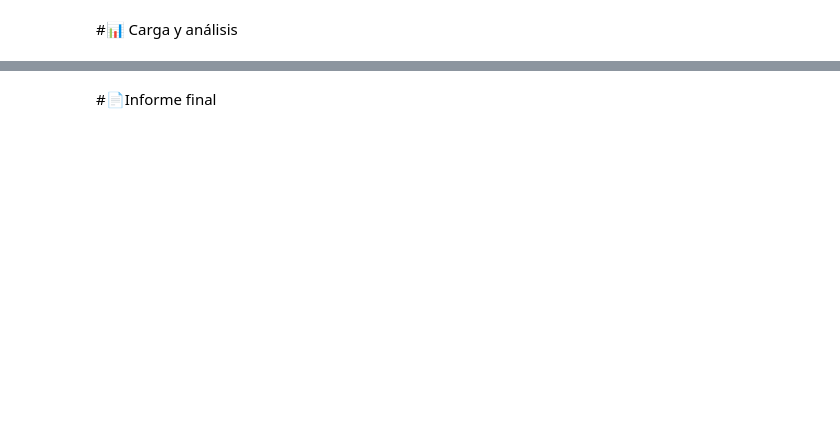
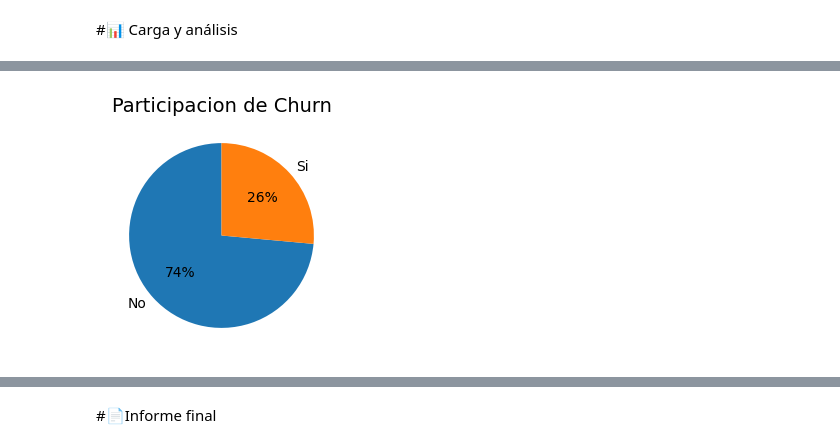
Before and after one commit to rmedi21/challenge-telecom-x, a Jupyter notebook: TelecomX_LATAM.ipynb, the cells around one changed output, grey strips where cells are left out. Saved outputs shown, nothing was run; the diff lists cells and outputs as text; code cells hidden in the pictures; blank space fills up the shorter version.

```diff
--- a/TelecomX_LATAM.ipynb
+++ b/TelecomX_LATAM.ipynb
@@ -41,2 +105,33 @@ dtype: object
+# %%
+# CREAR COLUMNAS
+# Cuentas_Diarias: Charges.Monthly / 30
+df['Cuentas_Diarias'] = round(df['Charges.Monthly'] / 30, 2)
+
+# Tiene_Internet: InternetService in ('DSL', 'Fiber optic') -> 1, 'No' -> 0
+df['Tiene_Internet'] = df['InternetService'].apply(lambda x: 0 if x == 'No' else 1)
+# %%
+# CAMBIAR NOMBRES DE VARIABLES
+df.rename(columns={'Gender': 'Sexo_Biologico',
+                   'SeniorCitizen': 'Tiene_Tercera_Edad',
+                   'Contract': 'Tipo_Contrato',
+                   'Partner': 'Tiene_Pareja',
+                   'Dependents': 'Tiene_Dependientes',
+                   'PhoneService': 'Tiene_Telefonia',
+                   'Tenure': 'Meses_Contrato',
+                   'MultipleLines': 'Tiene_Multiples_Lineas',
+                   'PaymentMethod': 'Metodo_Pago',
+                   'Charges.Monthly': 'Cuentas_Mensual',
+                   'Charges.Total': 'Cuentas_Total'}, inplace=True)
+# %%
+# TRANSFORMAR VARIABLES BINARIAS
+# Gender, Partner, Dependents, PhoneService, MultipleLines, OnlineSecurity, OnlineBackup, DeviceProtection, TechSupport,
+# StreamingTV, StreamingMovies, PaperlessBilling
+cols = ['Churn', 'Sexo_Biologico', 'Tiene_Pareja', 'Tiene_Dependientes', 'Tiene_Telefonia', 'Tiene_Multiples_Lineas',
+        'OnlineSecurity', 'OnlineBackup', 'DeviceProtection', 'TechSupport', 'StreamingTV', 'StreamingMovies',
+        'PaperlessBilling']
+df[cols] = df[cols].replace({'Yes': 1, 'No': 0, 'Female': 0, 'Male': 1})
 # %% [markdown]
 #📊 Carga y análisis
+# %%
+# ESTILO DE GRAFICOS
+sns.set_palette("tab10")
@@ -42,0 +159,8 @@ dtype: object
+# %%
+# Participacion de Churn: 26% fuga, 74% permanece
+plt.figure(figsize=(4, 3))
+plt.pie(df['Churn'].value_counts(), labels=['No','Si'], autopct='%1.0f%%', startangle=90)
+plt.title('Participacion de Churn', fontsize=14)
+plt.show()
+# %% [output]
+[figure, added]
```
Also changed, not shown: parts of 25 cells of this notebook.
